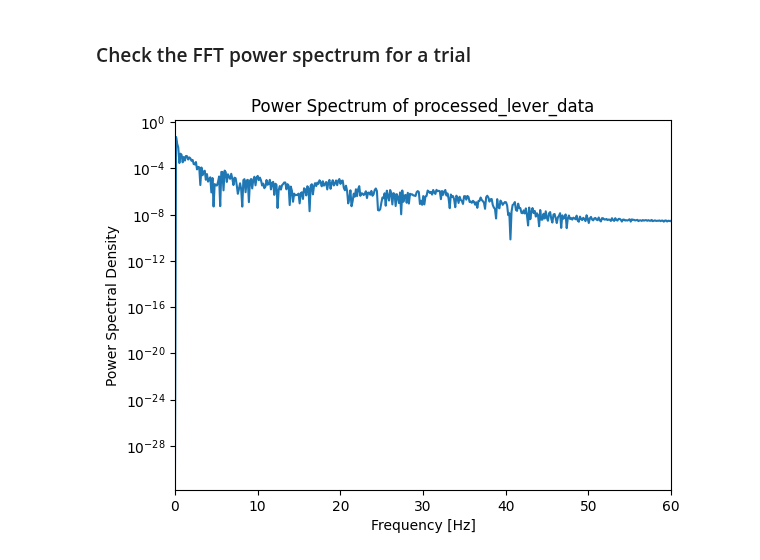
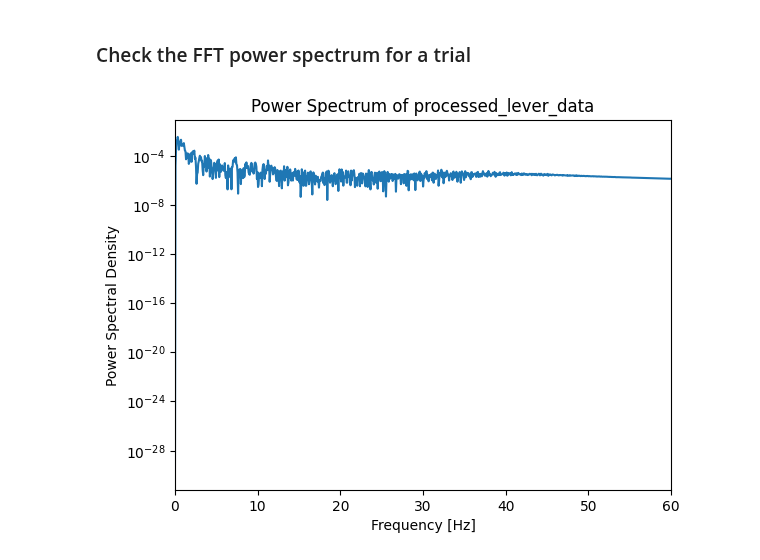
Before and after one commit to paulazoo/behavior, a Jupyter notebook: analysis/analysis0a_preprocess_lever_data.ipynb, the cells around one changed output. Saved outputs shown, nothing was run; the diff lists cells and outputs as text; code cells hidden in the pictures.

```diff
--- a/analysis/analysis0a_preprocess_lever_data.ipynb
+++ b/analysis/analysis0a_preprocess_lever_data.ipynb
@@ -40,0 +31,8 @@ mat_file = glob.glob(folder_name+'ToneDisc_*d'+str(day)+'.mat')[0]
+# %%
+name = 'ANA2'
+session = '20231101_d6'
+# %%
+tone_discriminiation_mat_file = '../Data_Copy/ToneDiscrimination/'+name+'/ToneDisc_'+name+'_'+session+'.mat'
+output_folder = "../Data_Copy/AnalysisData/"+name+"/analysis0_"+name+"_"+session+"/"
+lever_data_matfile = "../Data_Copy/LeverData/"+name+"/LeverData_"+name+"_"+session+".mat"
+!mkdir {output_folder}
@@ -312,20 +328,20 @@ for i in range(0, num_trials):
 # %%
 # set which trial to look at
 trial_i = 10
 
 # Read the binary file created by the C++ program which is saved as double
-trial_frequencies = np.fromfile(lever_data_folder+"trial_frequencies.bin", dtype=np.double)
-processed_lever_data = np.fromfile(lever_data_folder+"processed_trial"+str(trial_i)+".bin", dtype=np.double)
+trial_frequencies = np.fromfile(output_folder+"trial_frequencies.bin", dtype=np.double)
+processed_lever_data = np.fromfile(output_folder+"processed_trial"+str(trial_i)+".bin", dtype=np.double)
 
 fs = trial_frequencies[trial_i]
 freq, spectra = signal.periodogram(processed_lever_data, fs=fs)
 
 fig, ax = plt.subplots()
 ax.semilogy(freq, spectra)
 ax.set_title('Power Spectrum of '+'processed_lever_data')
 ax.set_ylabel('Power Spectral Density')
 ax.set_xlabel('Frequency [Hz]')
 plt.xlim([0, 60])
 plt.show()
 # %% [output]
-[figure, old version]
+[figure, new version]
```
Also changed, not shown: parts of 20 cells of this notebook, 20 other files.
